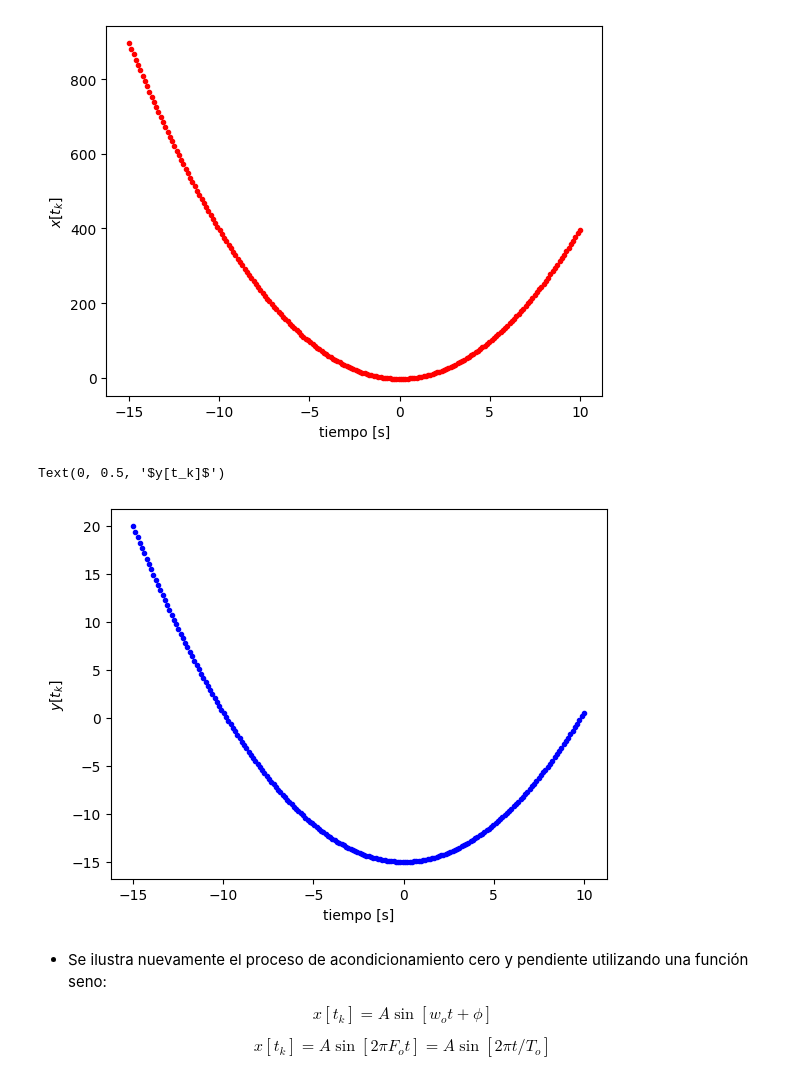
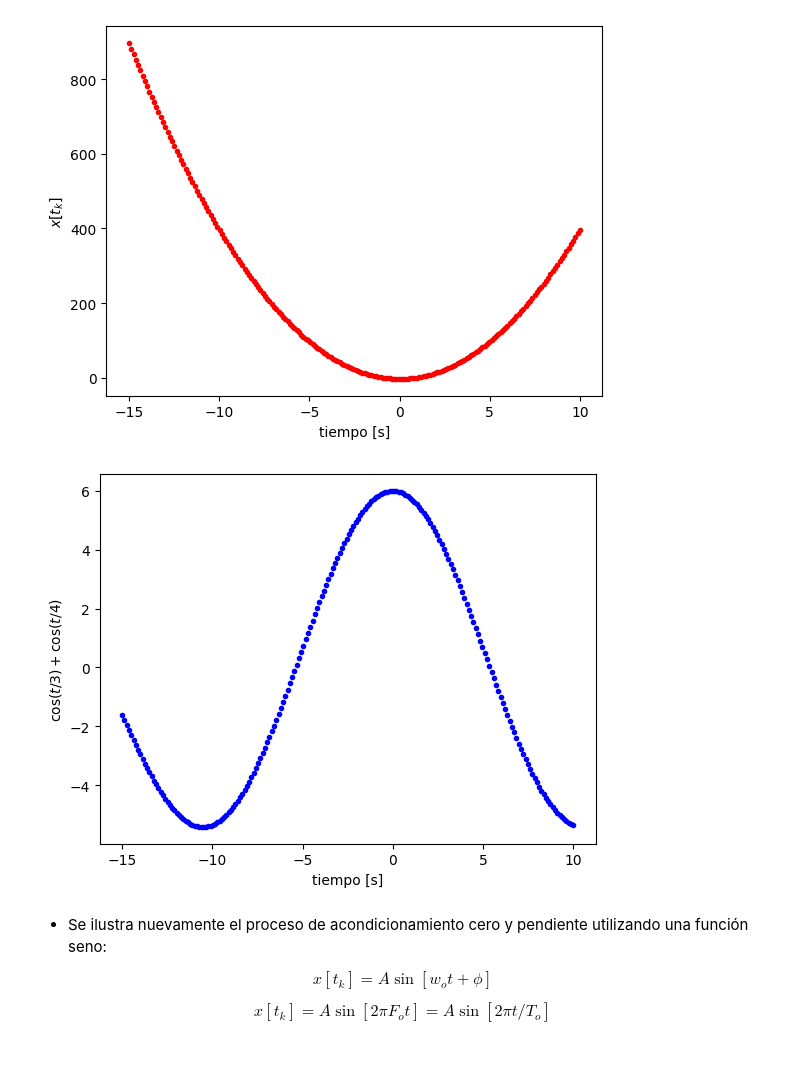
Before and after one commit to descruceria777/Se-alesySistemas, a Jupyter notebook: introduccion/descr1sys2021.ipynb, the cells around one changed output. Drawn from its saved outputs; the diff is of its cells as text; code cells hidden in the pictures.

```diff
--- a/introduccion/descr1sys2021.ipynb
+++ b/introduccion/descr1sys2021.ipynb
@@ -281,13 +281,15 @@ plt.ylabel('$x[t_k]$')
 # %% [output]
 Text(0, 0.5, '$x[t_k]$')
 [figure]
-# %%
-plt.plot(tv,yv,'b.')
-plt.xlabel('tiempo [s]')
-plt.ylabel('$y[t_k]$')
-# %% [output]
-Text(0, 0.5, '$y[t_k]$')
-[figure, removed]
+# %%
+yv = A * np.cos(w1*tv) + A * np.cos(w2*tv) #vector de amplitud
+
+plt.plot(tv,yv,'b.')
+plt.xlabel('tiempo [s]')
+plt.ylabel('$\cos(t/3)+\cos(t/4)$')
+plt.show()
+# %% [output]
+[figure, added]
 # %% [markdown]
 - Se ilustra nuevamente el proceso de acondicionamiento cero y pendiente utilizando una función seno:
 
```
Also changed, not shown: parts of 6 cells of this notebook.
